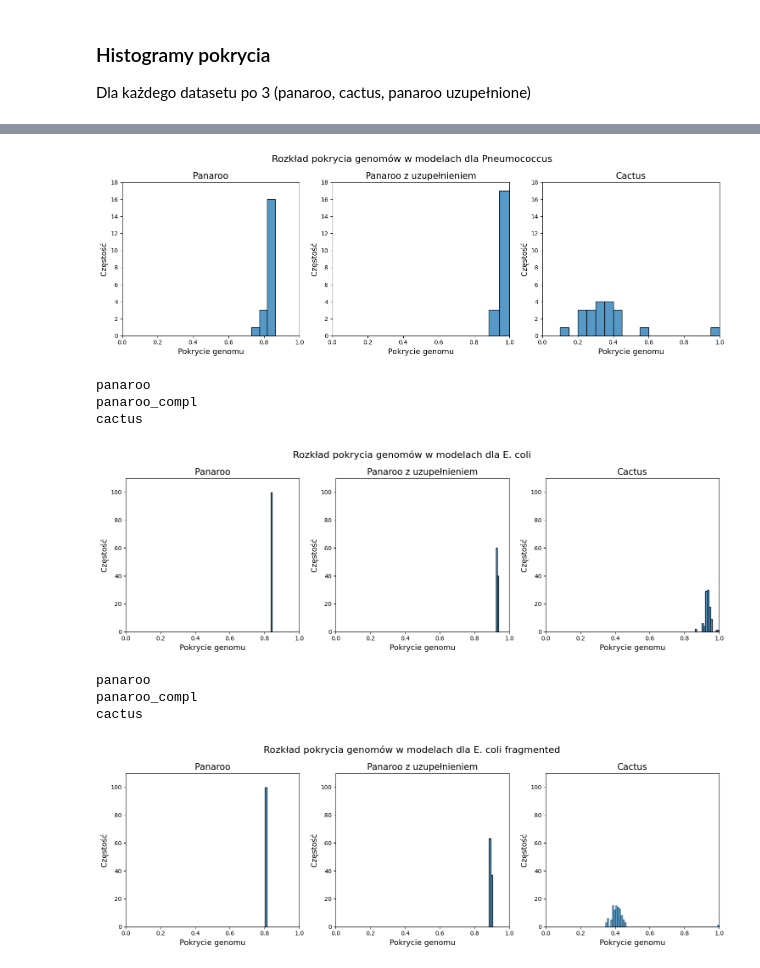
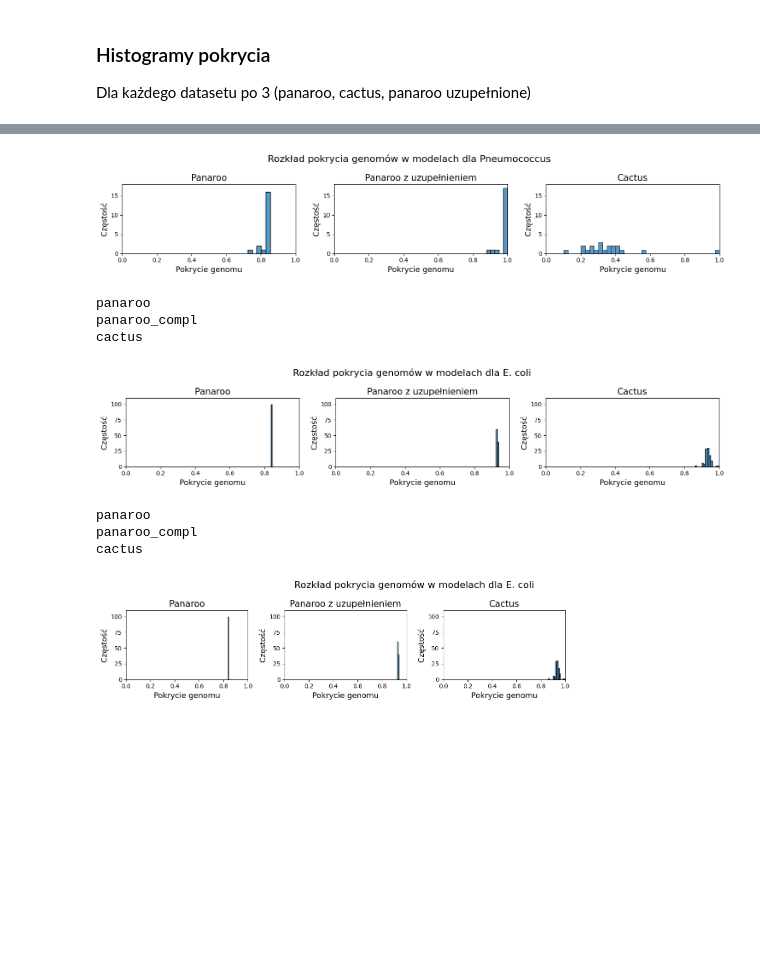
Before and after one commit to pampuchpampuch/pangenome_tools, a Jupyter notebook: notebooks/results_summary/contig_hists.ipynb, the cells around one changed output, grey strips where cells are left out. Drawn from its saved outputs; the diff is of its cells as text; code cells hidden in the pictures; blank space fills up the shorter version.

```diff
--- a/notebooks/results_summary/contig_hists.ipynb
+++ b/notebooks/results_summary/contig_hists.ipynb
@@ -560,38 +662,38 @@ plt.savefig(f"{hists_dir}/{dataset_name}_genomes_csv.svg")
 # %%
-dataset = "Pneumococcus"
-model_name_mapping = {"panaroo" : "Panaroo","panaroo_compl" : "Panaroo z uzupełnieniem","cactus": "Cactus"}
-hists_dir = "/home/pampuch/studia/magisterka/final_summaries/scaf_cover/hists/"
-fig, axes = plt.subplots(1,3,figsize=(15, 5))
-# fig.s
-for k in range(3):
-    model = model_names[k]
-    i = k % 2
-    j = k % 3
-    # sns.histplot(cvg_dict[dataset][model], ax=axes[k], bins=50, binwidth = 530000*0.01)
-    # print(len(cvg_dict[dataset][model]))
-    # print()
-    sns.histplot(cvg_dict[dataset][model], ax=axes[k], binwidth=0.05*1)
-    axes[k].set_title(model_name_mapping[model], fontsize=15)
-    axes[k].set_xlabel("Pokrycie genomu", fontsize=13)
-    axes[k].set_ylabel("Częstość", fontsize=13)
-    axes[k].set(xlim=(0,1))
-    axes[k].set(ylim=(0,18))
-fig.suptitle(f"Rozkład pokrycia genomów w modelach dla {dataset}", fontsize=16)
+# dataset = "Pneumococcus"
+# model_name_mapping = {"panaroo" : "Panaroo","panaroo_compl" : "Panaroo z uzupełnieniem","cactus": "Cactus"}
+# hists_dir = "/home/pampuch/studia/magisterka/final_summaries/scaf_cover/hists/"
+# fig, axes = plt.subplots(1,3,figsize=(15, 3))
+# # fig.s
+# for k in range(3):
+#     model = model_names[k]
+#     i = k % 2
+#     j = k % 3
+#     # sns.histplot(cvg_dict[dataset][model], ax=axes[k], bins=50, binwidth = 530000*0.01)
+#     # print(len(cvg_dict[dataset][model]))
+#     # print()
+#     sns.histplot(cvg_dict[dataset][model], ax=axes[k], binwidth=0.025)
+#     axes[k].set_title(model_name_mapping[model], fontsize=15)
+#     axes[k].set_xlabel("Pokrycie genomu", fontsize=13)
+#     axes[k].set_ylabel("Częstość", fontsize=13)
+#     axes[k].set(xlim=(0,1))
+#     axes[k].set(ylim=(0,18))
+# fig.suptitle(f"Rozkład pokrycia genomów w modelach dla {dataset}", fontsize=16)
 
-# plt.show()
-fig.tight_layout()
+# # plt.show()
+# fig.tight_layout()
 
-# axes[2, 1].axis("off")
-dataset_name = dataset.replace(" ","_")
-plt.savefig(f"{hists_dir}/{dataset_name}_genomes_csv.png")
-plt.savefig(f"{hists_dir}/{dataset_name}_genomes_csv.svg")
+# # axes[2, 1].axis("off")
+# dataset_name = dataset.replace(" ","_")
+# plt.savefig(f"{hists_dir}/{dataset_name}_genomes_csv.png")
+# plt.savefig(f"{hists_dir}/{dataset_name}_genomes_csv.svg")
 # %% [output]
-[figure, old version]
+[figure, new version]
 # %%
 dataset = "E. coli"
 model_name_mapping = {"panaroo" : "Panaroo","panaroo_compl" : "Panaroo z uzupełnieniem","cactus": "Cactus"}
 hists_dir = "/home/pampuch/studia/magisterka/final_summaries/scaf_cover/hists/"
-fig, axes = plt.subplots(1,3,figsize=(15, 5))
+fig, axes = plt.subplots(1,3,figsize=(15, 3))
 # fig.s
 for k in range(3):
     model = model_names[k]
@@ -601,7 +703,7 @@ for k in range(3):
     # sns.histplot(cvg_dict[dataset][model], ax=axes[k], bins=50, binwidth = 530000*0.01)
     # print(len(cvg_dict[dataset][model]))
     # print(cvg_dict[dataset][model])
-    sns.histplot(cvg_dict[dataset][model], ax=axes[k], binwidth=0.01)
+    sns.histplot(all_cvg_dict[dataset][model], ax=axes[k], binwidth=0.01)
     axes[k].set_title(model_name_mapping[model], fontsize=15)
     axes[k].set_xlabel("Pokrycie genomu", fontsize=13)
     axes[k].set_ylabel("Częstość", fontsize=13)
@@ -620,12 +722,12 @@ plt.savefig(f"{hists_dir}/{dataset_name}_genomes_csv.svg")
 panaroo
 panaroo_compl
 cactus
-[figure, old version]
+[figure, new version]
 # %%
-dataset = "E. coli fragmented"
+dataset = "E. coli"
 model_name_mapping = {"panaroo" : "Panaroo","panaroo_compl" : "Panaroo z uzupełnieniem","cactus": "Cactus"}
 hists_dir = "/home/pampuch/studia/magisterka/final_summaries/scaf_cover/hists/"
-fig, axes = plt.subplots(1,3,figsize=(15, 5))
+fig, axes = plt.subplots(1,4,figsize=(15, 3))
 # fig.s
 for k in range(3):
     model = model_names[k]
@@ -635,7 +737,7 @@ for k in range(3):
     # sns.histplot(cvg_dict[dataset][model], ax=axes[k], bins=50, binwidth = 530000*0.01)
     # print(len(cvg_dict[dataset][model]))
     # print(cvg_dict[dataset][model])
-    sns.histplot(cvg_dict[dataset][model], ax=axes[k], binwidth=0.01)
+    sns.histplot(all_cvg_dict[dataset][model], ax=axes[k], binwidth=0.01)
     axes[k].set_title(model_name_mapping[model], fontsize=15)
     axes[k].set_xlabel("Pokrycie genomu", fontsize=13)
     axes[k].set_ylabel("Częstość", fontsize=13)
@@ -646,7 +748,7 @@ fig.suptitle(f"Rozkład pokrycia genomów w modelach dla {dataset}", fontsize=16
 # plt.show()
 fig.tight_layout()
 
-# axes[2, 1].axis("off")
+axes[3].axis("off")
 dataset_name = dataset.replace(" ","_")
 plt.savefig(f"{hists_dir}/{dataset_name}_genomes_csv.png")
 plt.savefig(f"{hists_dir}/{dataset_name}_genomes_csv.svg")
@@ -654,7 +756,7 @@ plt.savefig(f"{hists_dir}/{dataset_name}_genomes_csv.svg")
 panaroo
 panaroo_compl
 cactus
-[figure, old version]
+[figure, new version]
 # %%
 dataset = "E. coli contaminated"
 model_name_mapping = {"panaroo" : "Panaroo","panaroo_compl" : "Panaroo z uzupełnieniem","cactus": "Cactus"}
```
Also changed, not shown: parts of 35 cells of this notebook, 49 other files.
